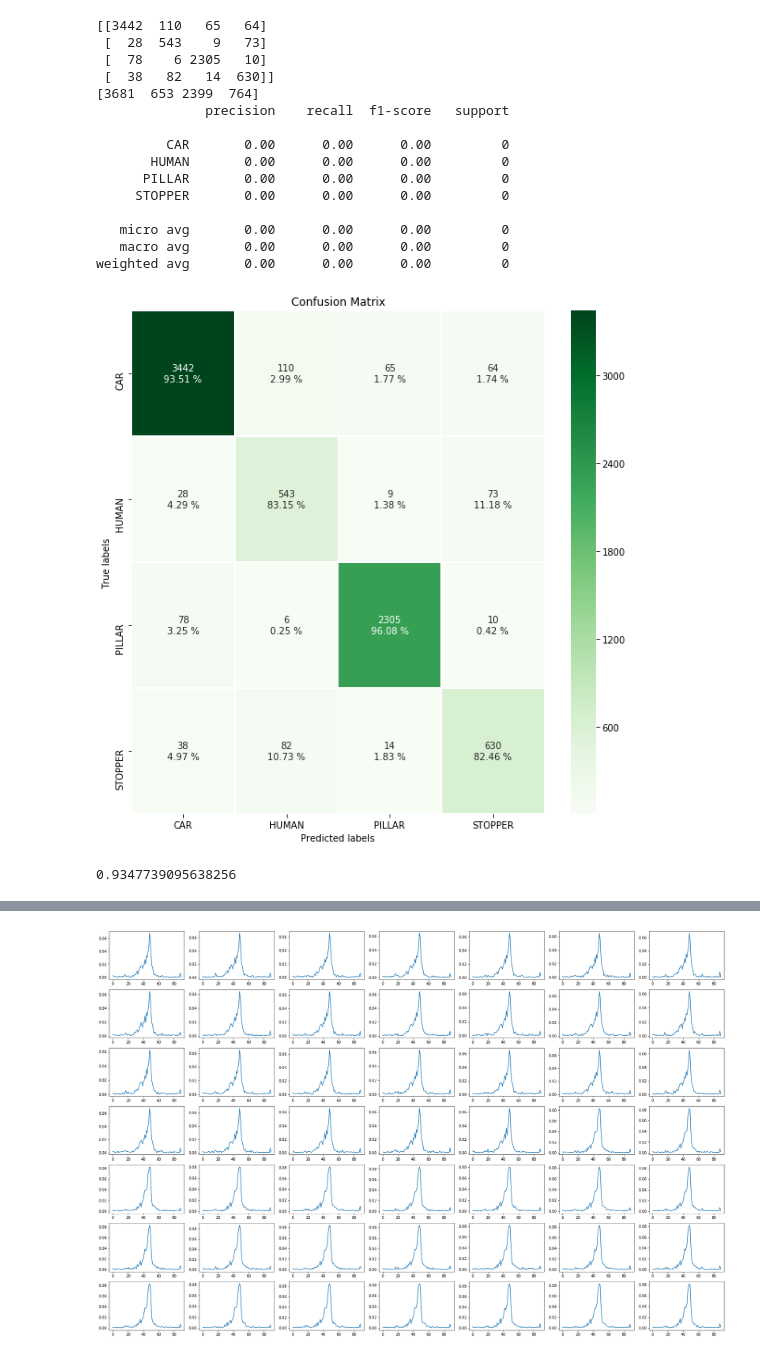
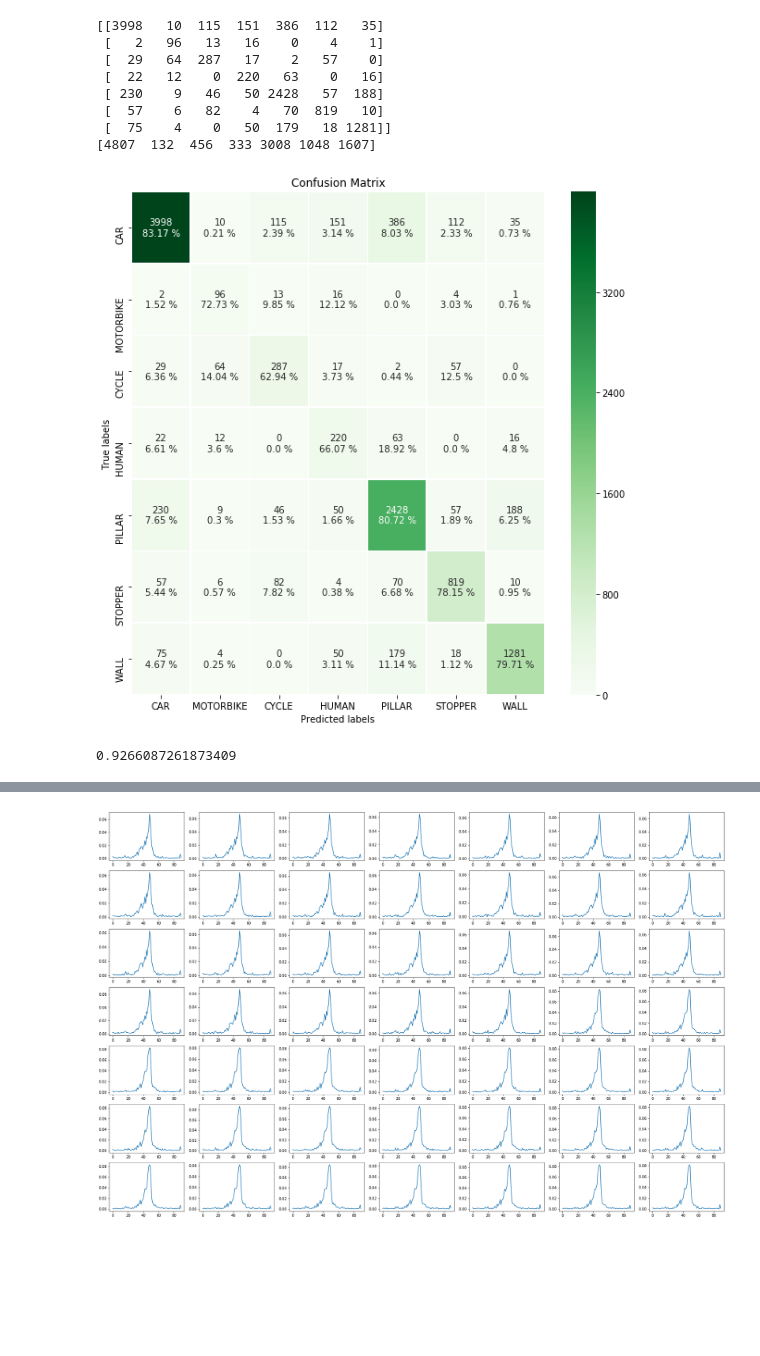
Before and after one commit to KamalByanjankar/MinimizeFeatureVectorUsingPCA, a Jupyter notebook: Implementation_of_ML.ipynb, the cells around one changed output, grey strips where cells are left out. Saved outputs shown, nothing was run; the diff lists cells and outputs as text; code cells hidden in the pictures; blank space fills up the shorter version.

```diff
--- a/Implementation_of_ML.ipynb
+++ b/Implementation_of_ML.ipynb
@@ -63,8 +83,24 @@ stopper_fft = get_fft_set(stopper)
 # %%
-car = car_front_fft + car_back_fft + car_side_fft
-human = human_A_fft + human_B_fft + human_C_fft
-X = car + human + pillar_1_fft + stopper_fft
-y = len(car)*['Car'] + len(human)*['Human'] + len(pillar_1_fft)*['Pillar'] + len(stopper_fft)*['Stopper']
+car = car_front_1_fft + car_side_1_fft + car_side_2_fft + car_back_1_fft + car_back_2_fft
+motorbike = motorbike_1_fft
+cycle = cycle_1_fft
+human = human_A_fft + human_B_fft + human_C_fft + human_D_fft
+pillar = pillar_1_fft + pillar_2_fft
+stopper = stopper_1_fft + stopper_2_fft
+# ventilator = ventilator_1_fft
+wall = wall_1_fft + wall_1_fft
+
+X = car + motorbike + cycle + human + pillar + stopper + wall
+y = len(car)*['Car'] + len(motorbike)*['Motorbike'] + len(cycle)*['Cycle'] + len(human)*['Human'] + len(pillar)*['Pillar'] + len(stopper)*['Stopper'] + len(wall)*['Wall']
+
+print(len(car))
+print(len(motorbike))
+print(len(cycle))
+print(len(human))
+print(len(pillar))
+print(len(stopper))
+# print(len(ventilator))
+print(len(wall))
 
 from sklearn.model_selection import train_test_split
 X_train, X_test, y_train, y_test = train_test_split(X, y, test_size=0.40, random_state=42)
@@ -87,8 +131,8 @@ normalized_X_test = preprocessing.normalize(X_test)
 
 from sklearn.model_selection import cross_val_score
 
-for i in range(5,50):
-    clf = MLPClassifier(solver='lbfgs', alpha=1e-5,hidden_layer_sizes=(i), random_state=5)
+for i in range(13,50):
+    clf = MLPClassifier(solver='lbfgs', alpha=1e-5,hidden_layer_sizes=(i), random_state=12)
     scores = cross_val_score(clf, normalized_X_train, y_train, cv=4, scoring="accuracy")
     print("hidden layer", i, "score average", scores.mean())
 # %% [output]
@@ -112,5 +156,11 @@ hidden layer 49 score average 0.8843032243727124
 # %%
-clf = MLPClassifier(solver='lbfgs', alpha=1e-5,hidden_layer_sizes=(23,), random_state=5,activation="relu")
+from sklearn.neural_network import MLPClassifier
+from sklearn import preprocessing
+
+normalized_X_train = preprocessing.normalize(X_train)
+normalized_X_test = preprocessing.normalize(X_test)
+
+clf = MLPClassifier(solver='lbfgs', alpha=1e-5,hidden_layer_sizes=(31,), random_state=12,activation="relu")
 clf.fit(normalized_X_train,y_train)
 result = clf.predict(normalized_X_test)
 
@@ -127,57 +180,51 @@ print(accuracy_score(result, y_test))
 # %%
 import seaborn as sns
 import matplotlib.pyplot as plt
 
 cm = confusion_matrix(result, y_test)
 print(cm)
 sum = np.sum(cm, axis=1)
 print(sum)
 fig, ax = plt.subplots(figsize=(10,10))
 
 sns.heatmap(cm, annot=True, ax = ax,linewidths=.5,fmt='g',cmap="Greens"); #annot=True to annotate cells
 
 # labels, title and ticks
 ax.set_xlabel('Predicted labels');
 ax.set_ylabel('True labels');
 ax.set_title('Confusion Matrix');
 counter = 0
-for i in range(0,4):
-    for j in range(0,4):
+for i in range(0,7):
+    for j in range(0,7):
         percentage = cm[i][j]/sum[i]
         t = ax.texts[counter]
         t.set_text(str(cm[i][j]) + '\n' + str(round(percentage*100,2)) + " %")
         counter = counter + 1
-ax.xaxis.set_ticklabels(['CAR', 'HUMAN', 'PILLAR', 'STOPPER']); ax.yaxis.set_ticklabels(['CAR', 'HUMAN', 'PILLAR', 'STOPPER']);
+ax.xaxis.set_ticklabels(['CAR', 'MOTORBIKE', 'CYCLE', 'HUMAN', 'PILLAR', 'STOPPER', 'WALL']);
+ax.yaxis.set_ticklabels(['CAR', 'MOTORBIKE', 'CYCLE', 'HUMAN', 'PILLAR', 'STOPPER', 'WALL']);
 from sklearn.metrics import classification_report
-print(classification_report(y_test, result, ['CAR', 'HUMAN', 'PILLAR', 'STOPPER']))
+# print(classification_report(y_test, result, ['CAR','MOTORBIKE', 'CYCLE', 'HUMAN', 'PILLAR', 'STOPPER', 'VENTILATOR', 'Wall']))
 # %% [output]
-[[3442  110   65   64]
- [  28  543    9   73]
- [  78    6 2305   10]
- [  38   82   14  630]]
-[3681  653 2399  764]
-              precision    recall  f1-score   support
-
-         CAR       0.00      0.00      0.00         0
-       HUMAN       0.00      0.00      0.00         0
-      PILLAR       0.00      0.00      0.00         0
-     STOPPER       0.00      0.00      0.00         0
-
-   micro avg       0.00      0.00      0.00         0
-   macro avg       0.00      0.00      0.00         0
-weighted avg       0.00      0.00      0.00         0
+[[3998   10  115  151  386  112   35]
+ [   2   96   13   16    0    4    1]
+ [  29   64  287   17    2   57    0]
+ [  22   12    0  220   63    0   16]
+ [ 230    9   46   50 2428   57  188]
+ [  57    6   82    4   70  819   10]
+ [  75    4    0   50  179   18 1281]]
+[4807  132  456  333 3008 1048 1607]
-[figure, old version]
+[figure, new version]
 # %%
 from sklearn.ensemble import RandomForestClassifier
 
 clf = RandomForestClassifier(n_jobs=2, random_state=0, n_estimators=100)
 clf.fit(normalized_X_train, y_train)
-y_predict = clf.predict(normalized_X_test)
+result = clf.predict(normalized_X_test)
 
 # from sklearn.metrics import accuracy_score
-accuracy_score(y_predict, y_test)
+accuracy_score(result, y_test)
 # %% [output]
-0.9347739095638256
+0.9266087261873409
 # %%
 from sklearn.naive_bayes import GaussianNB
 
```
Also changed, not shown: parts of 6 cells of this notebook.
